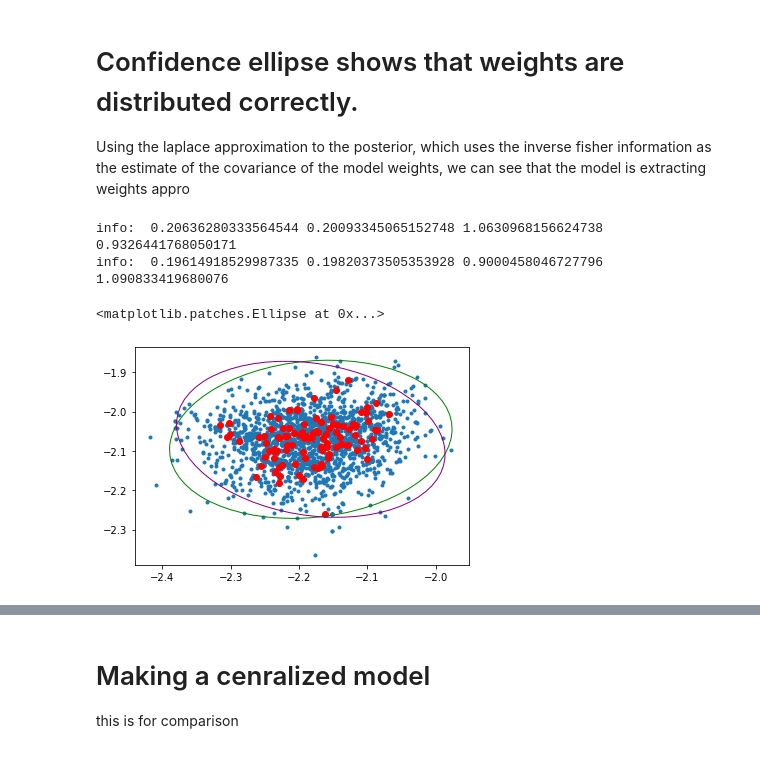
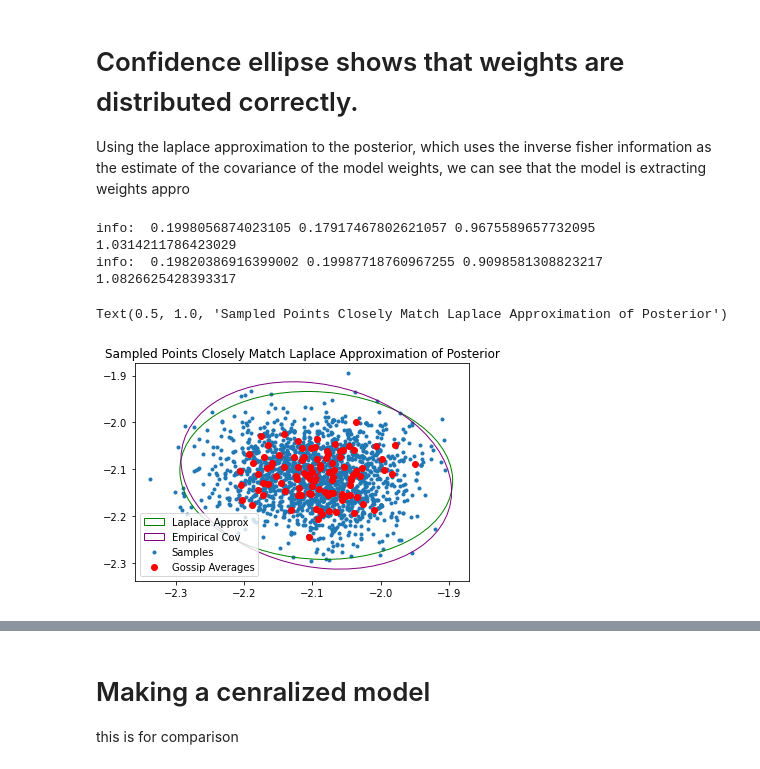
Before and after one commit to parallelogon/decentralized-bayes, a Jupyter notebook: Sampling Demonstration.ipynb, the cells around one changed output, grey strips where cells are left out. Drawn from its saved outputs; the diff is of its cells as text; code cells hidden in the pictures.

```diff
--- a/Sampling Demonstration.ipynb
+++ b/Sampling Demonstration.ipynb
@@ -233,20 +233,22 @@ Using the laplace approximation to the posterior, which uses the inverse fisher
 # %%
 fig = plt.figure()
 ax = plt.gca()
-ax.scatter(weight_samples[:,0], weight_samples[:,1], marker = '.')
-ax.scatter(weight_samples_2[:,0], weight_samples_2[:,1], color = 'red')
+ax.scatter(weight_samples[:,0], weight_samples[:,1], marker = '.', label= 'Samples')
+ax.scatter(weight_samples_2[:,0], weight_samples_2[:,1], color = 'red', label = 'Gossip Averages')
 center = np.mean(weight_samples, axis = 0)
 ax.scatter(center[0], center[1], c = 'red', marker = 'x')
-conf_ellipse(F.numpy(), center, ax, n_std = 3.0, edgecolor = 'green', other = weight_samples)
+conf_ellipse(F.numpy(), center, ax, n_std = 3.0, edgecolor = 'green', other = weight_samples, label = 'Laplace Approx')
 
 # use the training set F since it is qualitatively similar to the test set
 # and matches the training data sampled weights more closely.  200 is size of samples over size of batches
-conf_ellipse(F.numpy()*200, center, ax, n_std = 3.0, edgecolor = 'purple')
+conf_ellipse(F.numpy()*200, center, ax, n_std = 3.0, edgecolor = 'purple', label = 'Empirical Cov')
+plt.legend()
+plt.title('Sampled Points Closely Match Laplace Approximation of Posterior')
 # %% [output]
-info:  0.20636280333564544 0.20093345065152748 1.0630968156624738 0.9326441768050171
-info:  0.19614918529987335 0.19820373505353928 0.9000458046727796 1.090833419680076
+info:  0.1998056874023105 0.17917467802621057 0.9675589657732095 1.0314211786423029
+info:  0.19820386916399002 0.19987718760967255 0.9098581308823217 1.0826625428393317
-<matplotlib.patches.Ellipse at 0x...>
+Text(0.5, 1.0, 'Sampled Points Closely Match Laplace Approximation of Posterior')
-[figure, old version]
+[figure, new version]
 # %%
 plt.hist(weight_samples[:,0])
 # %% [output]
```
Also changed, not shown: parts of 13 cells of this notebook.
